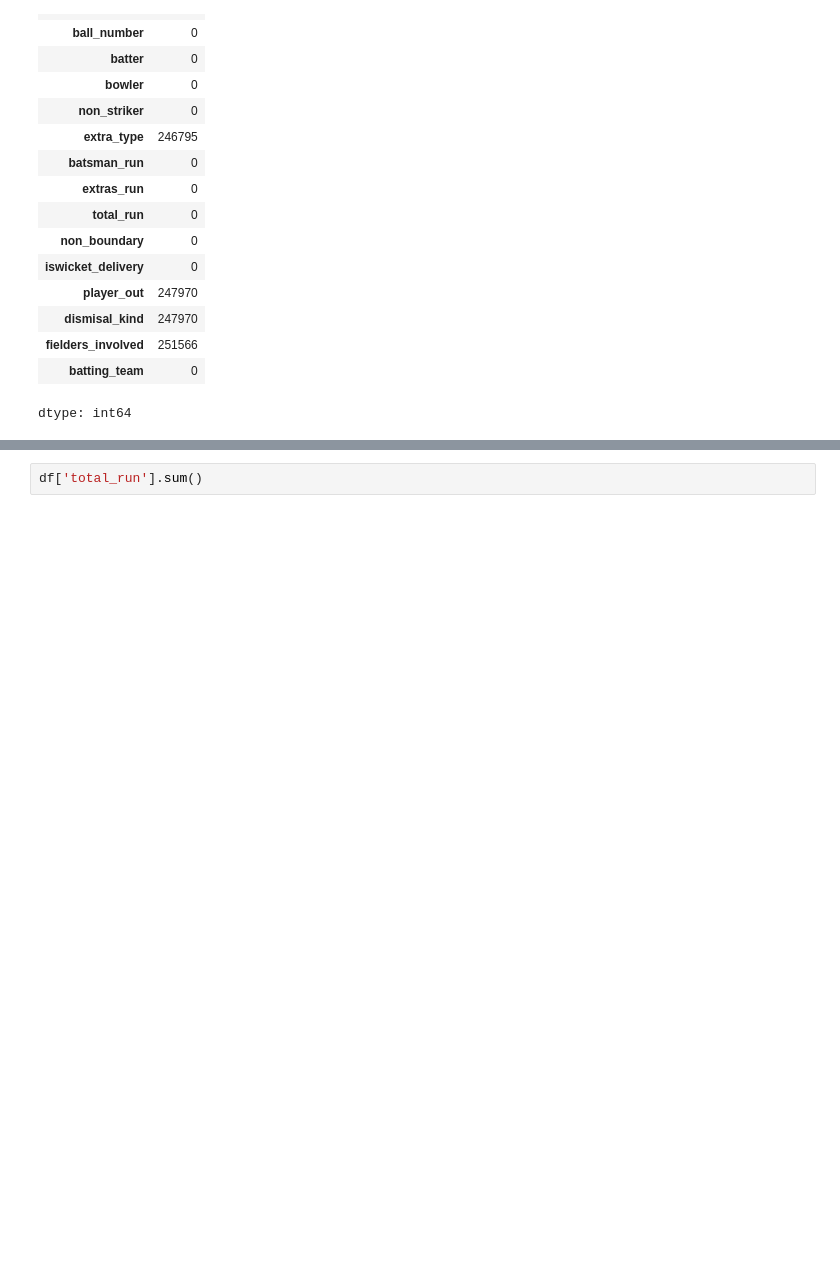
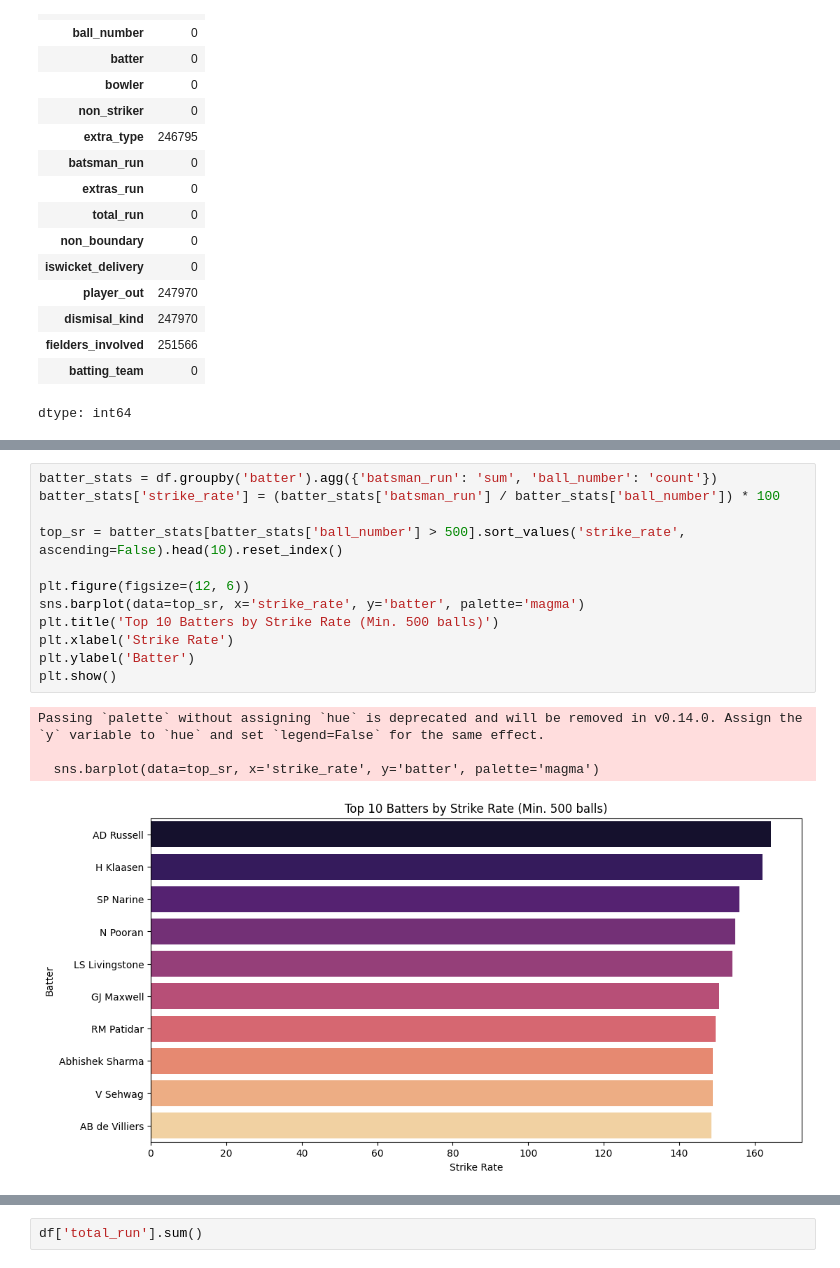
Before and after one commit to navyamj01/IPL-Data-Analysis, a Jupyter notebook: IPL_datanalysis.ipynb, the cells around one changed output, grey strips where cells are left out. Cells and saved outputs as stored; diff of their text form; blank space fills up the shorter version.

```diff
--- a/IPL_datanalysis.ipynb
+++ b/IPL_datanalysis.ipynb
@@ -138,0 +162,17 @@ display(all_phases_sample[['overs', 'phase']])
+# %%
+batter_stats = df.groupby('batter').agg({'batsman_run': 'sum', 'ball_number': 'count'})
+batter_stats['strike_rate'] = (batter_stats['batsman_run'] / batter_stats['ball_number']) * 100
+
+top_sr = batter_stats[batter_stats['ball_number'] > 500].sort_values('strike_rate', ascending=False).head(10).reset_index()
+
+plt.figure(figsize=(12, 6))
+sns.barplot(data=top_sr, x='strike_rate', y='batter', palette='magma')
+plt.title('Top 10 Batters by Strike Rate (Min. 500 balls)')
+plt.xlabel('Strike Rate')
+plt.ylabel('Batter')
+plt.show()
+# %% [output]
+Passing `palette` without assigning `hue` is deprecated and will be removed in v0.14.0. Assign the `y` variable to `hue` and set `legend=False` for the same effect.
+
+  sns.barplot(data=top_sr, x='strike_rate', y='batter', palette='magma')
+[figure, added]
```
Also changed, not shown: parts of 4 cells of this notebook.
